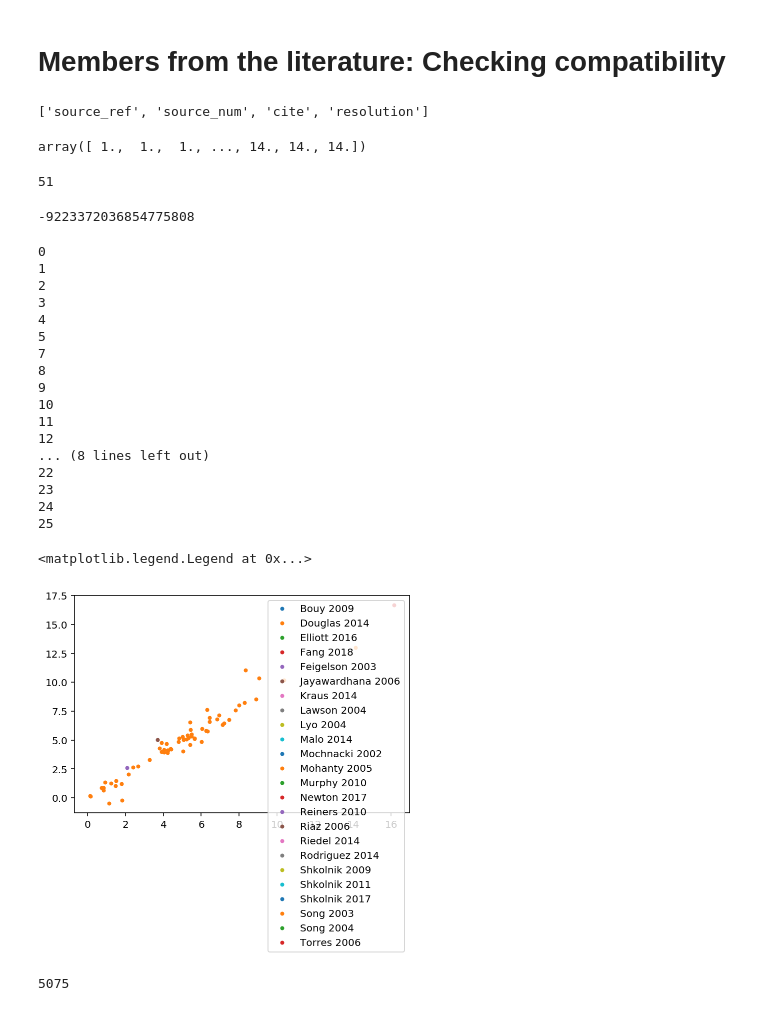
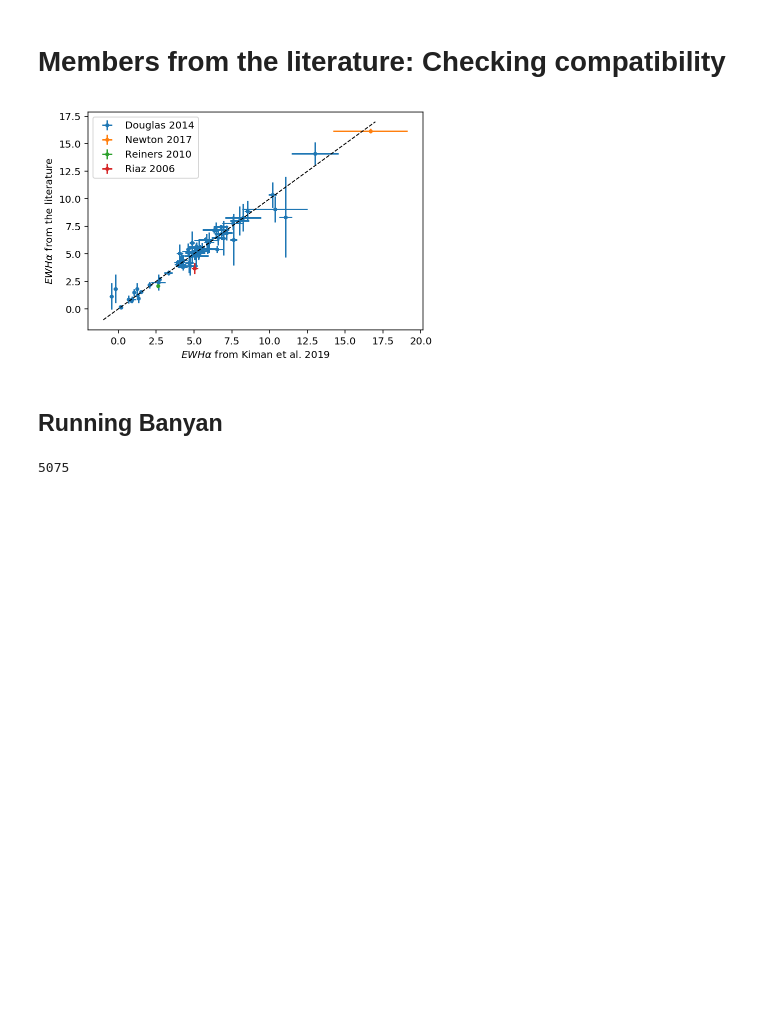
Before and after one commit to rkiman/M-dwarfs-Age-Activity-Relation, a Jupyter notebook: Banyan.ipynb, the cells around one changed output. Saved outputs shown, nothing was run; the diff lists cells and outputs as text; code cells hidden in the pictures; blank space fills up the shorter version.

Commit message:
Definition of compatible done

```diff
--- a/Banyan.ipynb
+++ b/Banyan.ipynb
@@ -16,50 +16,28 @@ mg_mlsdss = fits.open('Catalogs/mactivity_movinggroups_gaia_mlsdss.fits')
 # %%
 mg_ref = Table.read('Catalogs/moving_groups_ref.csv',format='csv')
 source_ref_table = Table.read('Catalogs/source_ref.csv',format='csv')
-# %%
-source_ref_table.colnames
-# %% [output]
-['source_ref', 'source_num', 'cite', 'resolution']
-# %%
-mg_mlsdss[1].data['source_num']
-# %% [output]
-array([ 1.,  1.,  1., ..., 14., 14., 14.])
-# %%
-len(mg_mlsdss[1].data['source_num'][mg_mlsdss[1].data['source_num']==5])
-# %% [output]
-51
-# %%
-mg_mlsdss[1].data['source_id_2'][3]
-# %% [output]
--9223372036854775808
+# %%
+mask_match = ~np.isnan(mg_mlsdss[1].data['EWHA_2'])
 # %%
-for i in range(len(source_ref['source_num'])):
+compatible_groups = []
+for i in range(len(source_ref_table['source_num'])):
     x = source_ref_table['source_num'][i]
-    if((x in mg_mlsdss[1].data['source_num']) and (mg_mlsdss[1].data['source_id_2'][mg_mlsdss[1].data['source_num']==x][0]<0)):
-        print(x)
+    if(x in mg_mlsdss[1].data['source_num'][mask_match]):
+        compatible_groups.append(x)
         mask = mg_mlsdss[1].data['source_num'] == x
-        plt.errorbar(mg_mlsdss[1].data['ewha_1'][mask],mg_mlsdss[1].data['EWHA_2'][mask],
-                     label=source_ref_table['source_ref'][i],fmt='.')
+        plt.errorbar(mg_mlsdss[1].data['EWHA_2'][mask],mg_mlsdss[1].data['ewha_1'][mask],
+                     yerr = mg_mlsdss[1].data['ewha_error'][mask],
+                     xerr = mg_mlsdss[1].data['EWHA_ERR'][mask],
+                     label=source_ref_table['source_ref'][i],fmt='.',zorder=0)
+x = np.linspace(-1,17,10)
+plt.plot(x,x,'--k',linewidth=1,zorder=2)
+plt.xlabel(r'$EWH\alpha$ from Kiman et al. 2019')
+plt.ylabel(r'$EWH\alpha$ from the literature')
 plt.legend()
+plt.show()
+
+compatible_groups = np.array(compatible_groups)
 # %% [output]
-0
-1
-2
-3
-4
-5
-7
-8
-9
-10
-11
-12
-... (8 lines left out)
-22
-23
-24
-25
-<matplotlib.legend.Legend at 0x...>
-[figure, old version]
+[figure, new version]
 # %%
 mg = fits.open('Catalogs/mactivity_movinggroups_gaia.fits')
@@ -66,3 +46,5 @@ mg = fits.open('Catalogs/mactivity_movinggroups_gaia.fits')
+# %% [markdown]
+## Running Banyan
 # %%
 ra = np.array([float(x) for x in mg[1].data['ra_x']])
 ra_err = np.array([float(x) for x in mg[1].data['ra_error']])
```
Also changed, not shown: parts of 7 cells of this notebook, 1 other file.
